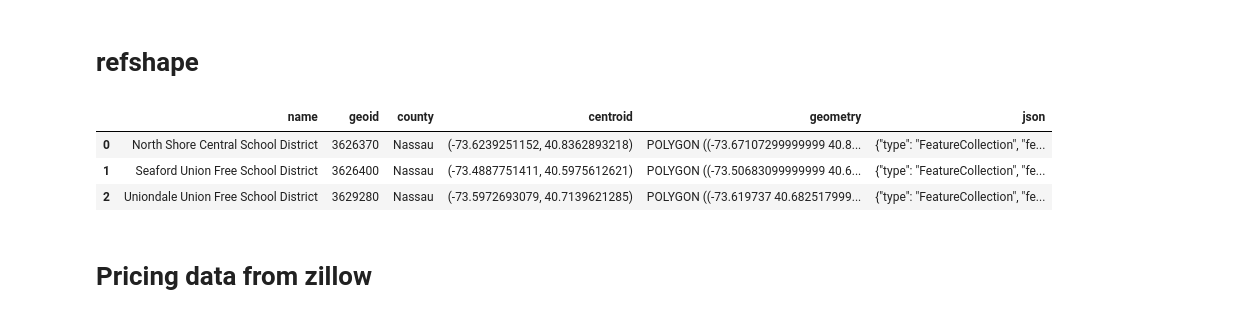
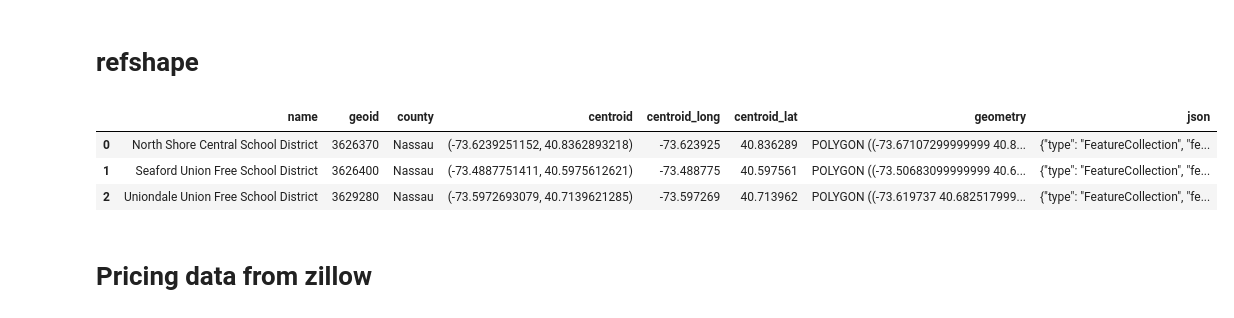
Before and after one commit to enghuiy/homevalue-hunter_data, a Jupyter notebook: preparePrice-ROI.ipynb, the cells around one changed output. Cells and saved outputs as stored; diff of their text form; code cells hidden in the pictures.

```diff
--- a/preparePrice-ROI.ipynb
+++ b/preparePrice-ROI.ipynb
@@ -23,12 +22,12 @@ import folium
 df_refshape = dill.load(open('../OUTDATA/refshape_sch2015.dill','rb'))
 refSHP=df_refshape['geometry'].tolist()
 # %%
-df_refshape[]
+df_refshape[:3]
 # %% [output]
-|  | name | geoid | county | centroid | geometry | json |
-| 0 | North Shore Central School District | 3626370 | Nassau | (-73.6239251152, 40.8362893218) | POLYGON ((-73.67107299999999 40.8... | {"type": "FeatureCollection", "fe... |
-| 1 | Seaford Union Free School District | 3626400 | Nassau | (-73.4887751411, 40.5975612621) | POLYGON ((-73.50683099999999 40.6... | {"type": "FeatureCollection", "fe... |
-| 2 | Uniondale Union Free School District | 3629280 | Nassau | (-73.5972693079, 40.7139621285) | POLYGON ((-73.619737 40.682517999... | {"type": "FeatureCollection", "fe... |
+|  | name | geoid | county | centroid | centroid_long | centroid_lat | geometry | json |
+| 0 | North Shore Central School District | 3626370 | Nassau | (-73.6239251152, 40.8362893218) | -73.623925 | 40.836289 | POLYGON ((-73.67107299999999 40.8... | {"type": "FeatureCollection", "fe... |
+| 1 | Seaford Union Free School District | 3626400 | Nassau | (-73.4887751411, 40.5975612621) | -73.488775 | 40.597561 | POLYGON ((-73.50683099999999 40.6... | {"type": "FeatureCollection", "fe... |
+| 2 | Uniondale Union Free School District | 3629280 | Nassau | (-73.5972693079, 40.7139621285) | -73.597269 | 40.713962 | POLYGON ((-73.619737 40.682517999... | {"type": "FeatureCollection", "fe... |
 # %% [markdown]
 # Pricing data from zillow
 # %% [markdown]
```
Also changed, not shown: parts of 18 cells of this notebook, 2 other files.
